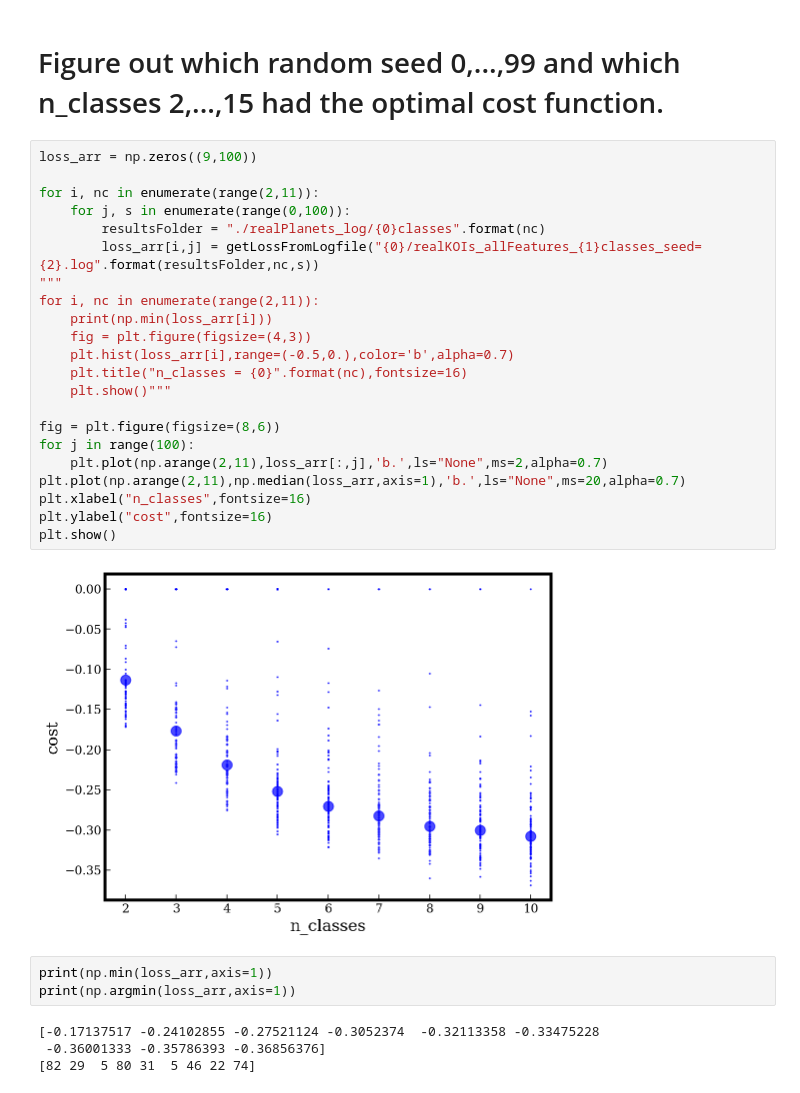
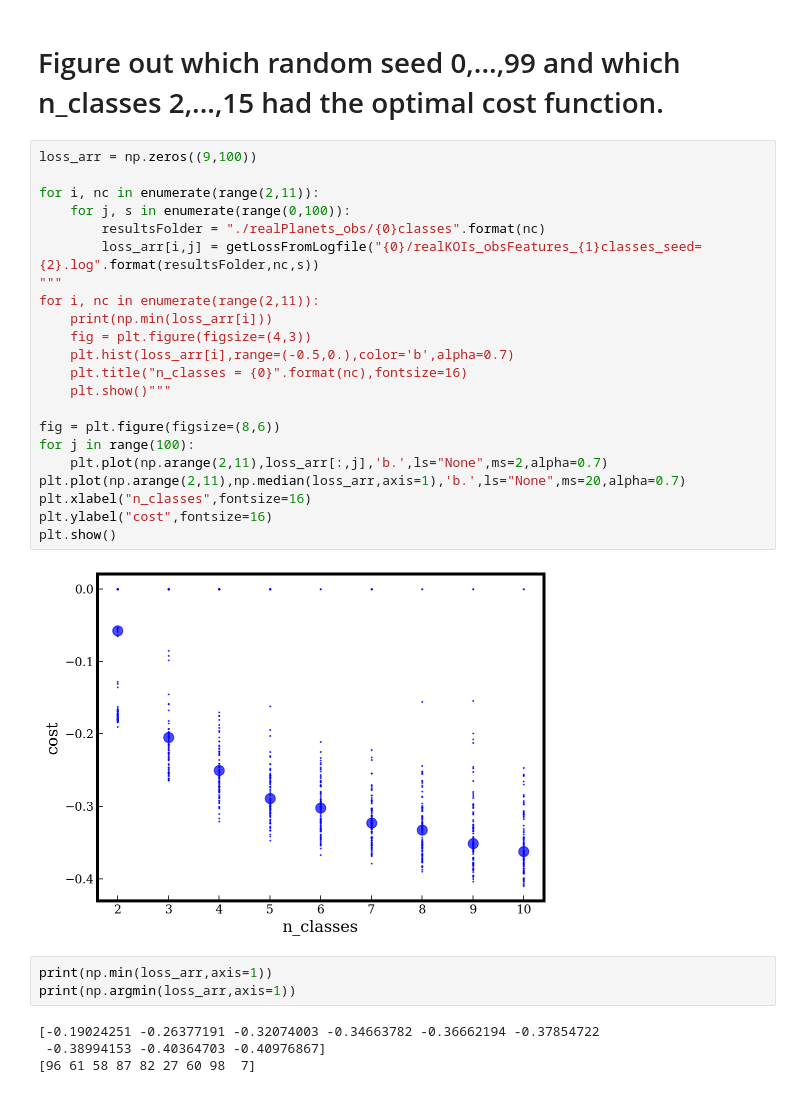
Before and after one commit to esandford/mmi-tagger, a Jupyter notebook: planettagger/lookAtResults_realKOIs.ipynb, the cells around one changed output. Saved outputs shown, nothing was run; the diff lists cells and outputs as text.

```diff
--- a/planettagger/lookAtResults_realKOIs.ipynb
+++ b/planettagger/lookAtResults_realKOIs.ipynb
@@ -508,34 +516,34 @@ classColoursList = ['#36747D','#F6AA1C','#7A1809','#003049','#BF3E0B','#2E8B57',
 # %%
 loss_arr = np.zeros((9,100))
 
 for i, nc in enumerate(range(2,11)):
     for j, s in enumerate(range(0,100)):
-        resultsFolder = "./realPlanets_log/{0}classes".format(nc)
-        loss_arr[i,j] = getLossFromLogfile("{0}/realKOIs_allFeatures_{1}classes_seed={2}.log".format(resultsFolder,nc,s))
+        resultsFolder = "./realPlanets_obs/{0}classes".format(nc)
+        loss_arr[i,j] = getLossFromLogfile("{0}/realKOIs_obsFeatures_{1}classes_seed={2}.log".format(resultsFolder,nc,s))
 """
 for i, nc in enumerate(range(2,11)):
     print(np.min(loss_arr[i]))
     fig = plt.figure(figsize=(4,3))
     plt.hist(loss_arr[i],range=(-0.5,0.),color='b',alpha=0.7)
     plt.title("n_classes = {0}".format(nc),fontsize=16)
     plt.show()"""
 
 fig = plt.figure(figsize=(8,6))
 for j in range(100):
     plt.plot(np.arange(2,11),loss_arr[:,j],'b.',ls="None",ms=2,alpha=0.7)
 plt.plot(np.arange(2,11),np.median(loss_arr,axis=1),'b.',ls="None",ms=20,alpha=0.7)
 plt.xlabel("n_classes",fontsize=16)
 plt.ylabel("cost",fontsize=16)
 plt.show()
 # %% [output]
-[figure, old version]
+[figure, new version]
 # %%
 print(np.min(loss_arr,axis=1))
 print(np.argmin(loss_arr,axis=1))
 # %% [output]
-[-0.17137517 -0.24102855 -0.27521124 -0.3052374  -0.32113358 -0.33475228
- -0.36001333 -0.35786393 -0.36856376]
-[82 29  5 80 31  5 46 22 74]
+[-0.19024251 -0.26377191 -0.32074003 -0.34663782 -0.36662194 -0.37854722
+ -0.38994153 -0.40364703 -0.40976867]
+[96 61 58 87 82 27 60 98  7]
 # %%
 # classification plots for training data first
 classes = np.arange(2,11)
```
Also changed, not shown: parts of 13 cells of this notebook, 4 other files.
